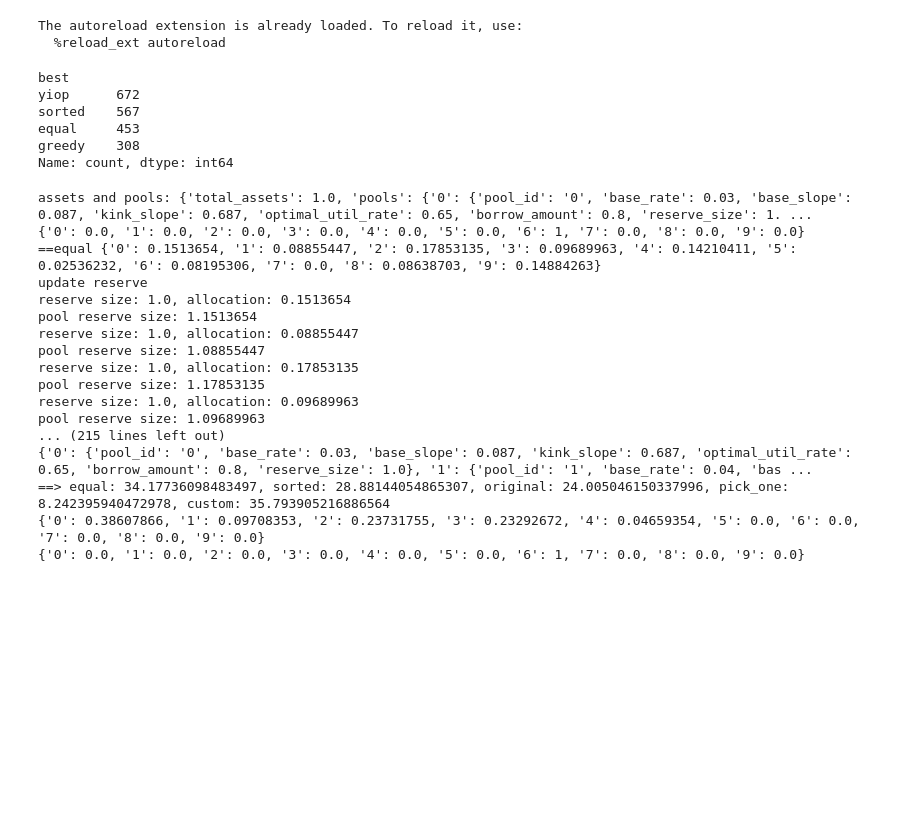
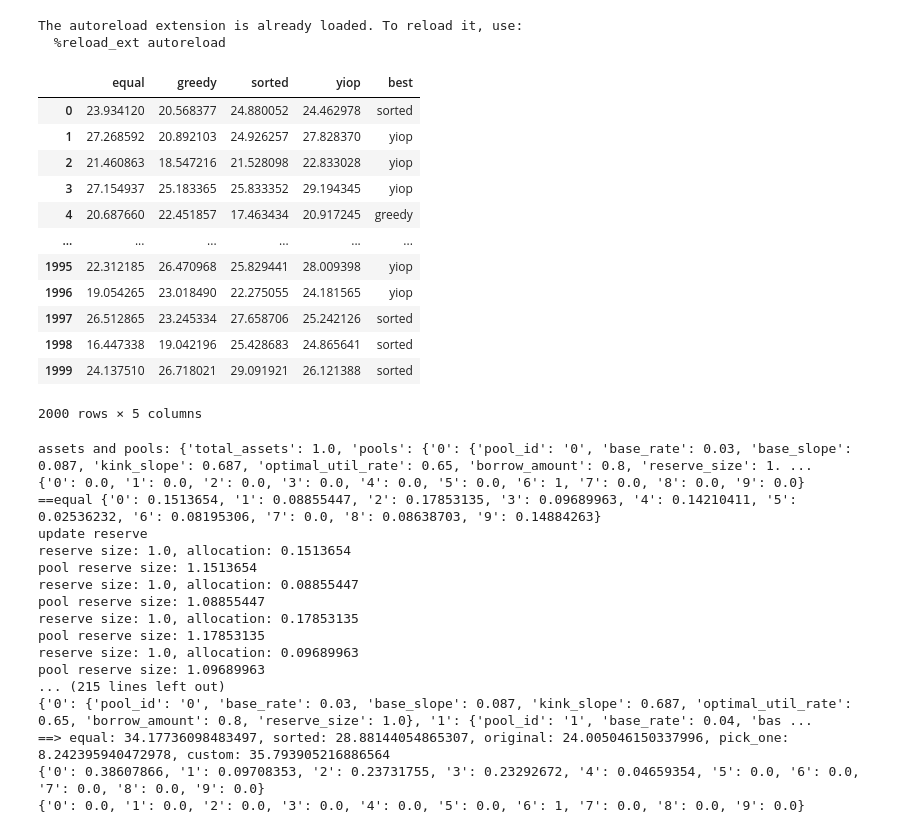
Before and after one commit to phungkhaccuong/SN10, a Jupyter notebook: sturdy/notebook.ipynb, the cells around one changed output. Saved outputs shown, nothing was run; the diff lists cells and outputs as text; code cells hidden in the pictures; blank space fills up the shorter version.

```diff
--- a/sturdy/notebook.ipynb
+++ b/sturdy/notebook.ipynb
@@ -191,15 +191,22 @@ strategies = {
 results = [strategies_apy(strategies) for _ in range(2000)]
 df = pd.DataFrame(results)
 df['best'] = df.idxmax(axis=1)
-# %%
-df['best'].value_counts()
-# %% [output]
-best
-yiop      672
-sorted    567
-equal     453
-greedy    308
-Name: count, dtype: int64
+# %%
+df['yiop']
+# %% [output]
+|  | equal | greedy | sorted | yiop | best |
+| 0 | 23.934120 | 20.568377 | 24.880052 | 24.462978 | sorted |
+| 1 | 27.268592 | 20.892103 | 24.926257 | 27.828370 | yiop |
+| 2 | 21.460863 | 18.547216 | 21.528098 | 22.833028 | yiop |
+| 3 | 27.154937 | 25.183365 | 25.833352 | 29.194345 | yiop |
+| 4 | 20.687660 | 22.451857 | 17.463434 | 20.917245 | greedy |
+| ... | ... | ... | ... | ... | ... |
+| 1995 | 22.312185 | 26.470968 | 25.829441 | 28.009398 | yiop |
+| 1996 | 19.054265 | 23.018490 | 22.275055 | 24.181565 | yiop |
+| 1997 | 26.512865 | 23.245334 | 27.658706 | 25.242126 | sorted |
+| 1998 | 16.447338 | 19.042196 | 25.428683 | 24.865641 | sorted |
+| 1999 | 24.137510 | 26.718021 | 29.091921 | 26.121388 | sorted |
+2000 rows × 5 columns
 # %%
 greedy_allocations, equal_greedy, sorted_greedy, pick_one, assets_and_pools = [item for item in results if item != None][0]
 simulator = Simulator()
```
Also changed, not shown: 2 other files.
